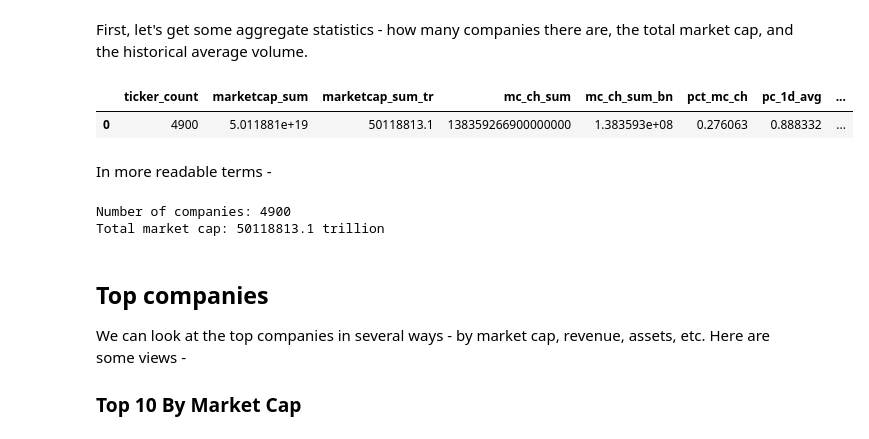
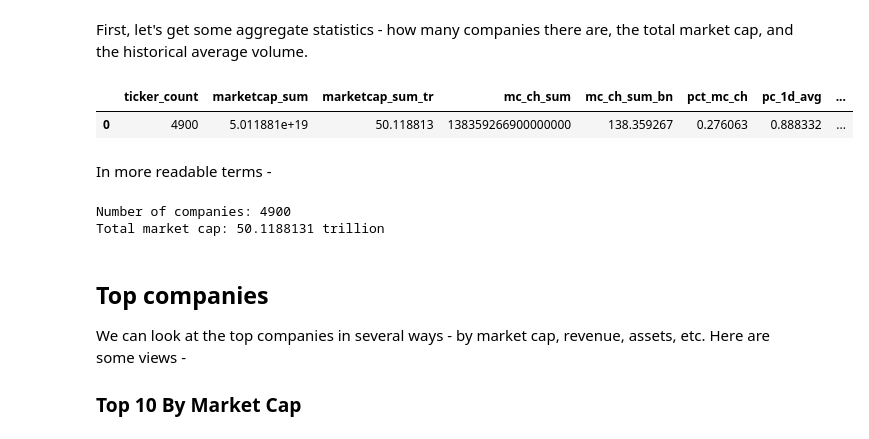
Before and after one commit to fidapco/notebooks, a Jupyter notebook: todays_market.ipynb, the cells around one changed output. Drawn from its saved outputs; the diff is of its cells as text; code cells hidden in the pictures.

Commit message:
Worked on Marketcap values
For now Marketcap has 1000000 multiplied so worked on that offset

```diff
--- a/todays_market.ipynb
+++ b/todays_market.ipynb
@@ -15,19 +15,19 @@ First, let's get some aggregate statistics - how many companies there are, the t
 # %%
 df = fidap.sql("""SELECT count("ticker") ticker_count,
        sum("marketcap") marketcap_sum,
-       sum("marketcap") / 1e12 marketcap_sum_tr,
+       sum("marketcap") / 1e18 marketcap_sum_tr,
        sum("mc_ch") mc_ch_sum,
-       sum("mc_ch")/1e9 mc_ch_sum_bn,
+       sum("mc_ch")/1e15 mc_ch_sum_bn,
        (sum("mc_ch") / sum("marketcap")) *100 as pct_mc_ch,
        avg("pc_1d") *100 pc_1d_avg,
        stddev("pc_1d") * 100 dispersion,
        sum("revenueusd") as revenue
 FROM "FIDAP_DATA_SOURCES"."FIDAP_SCHEMA"."tickers"
 WHERE "marketcap" > 100e6;""")
 df
 # %% [output]
 |  | ticker_count | marketcap_sum | marketcap_sum_tr | mc_ch_sum | mc_ch_sum_bn | pct_mc_ch | pc_1d_avg | ... |
-| 0 | 4900 | 5.011881e+19 | 50118813.1 | 138359266900000000 | 1.383593e+08 | 0.276063 | 0.888332 | ... |
+| 0 | 4900 | 5.011881e+19 | 50.118813 | 138359266900000000 | 138.359267 | 0.276063 | 0.888332 | ... |
 # %% [markdown]
 In more readable terms -
 # %%
@@ -37,7 +37,7 @@ Total market cap: {} trillion
 """.format(df.loc[0,'ticker_count'], df.loc[0,'marketcap_sum_tr']))
 # %% [output]
 Number of companies: 4900
-Total market cap: 50118813.1 trillion
+Total market cap: 50.1188131 trillion
 # %% [markdown]
 ## Top companies
 
```
